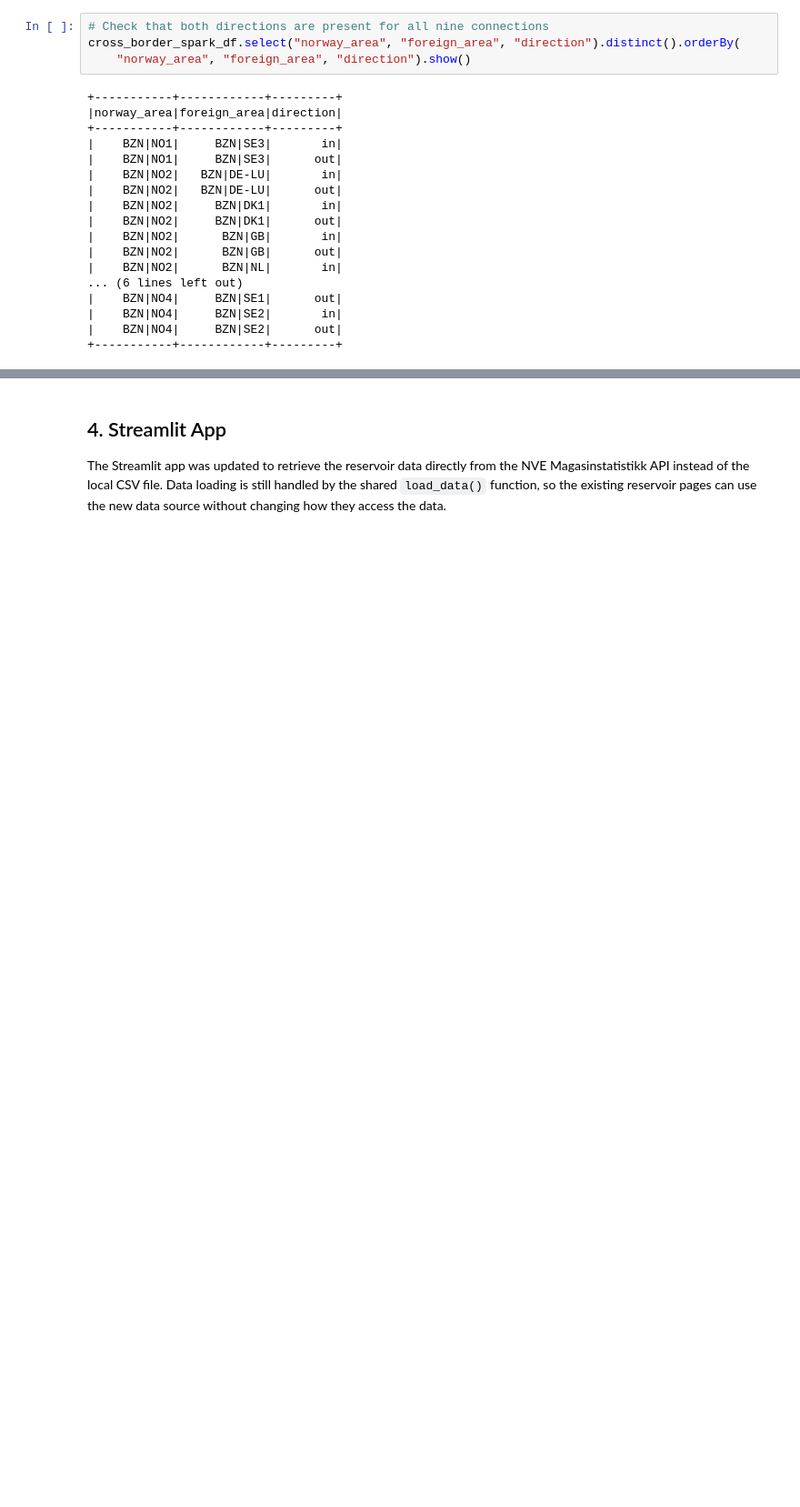
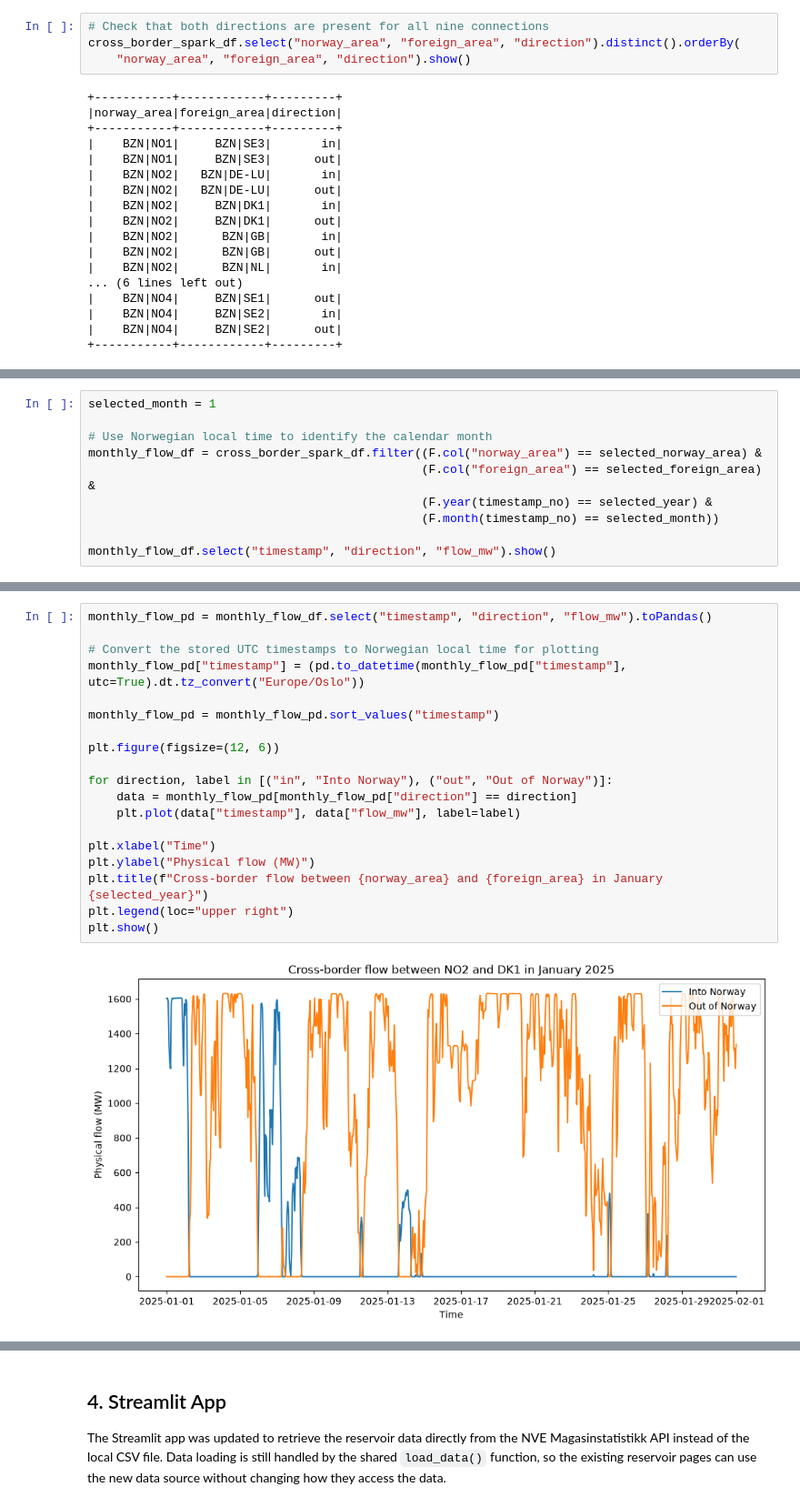
Before and after one commit to kahalandkh/IND320-kahaland, a Jupyter notebook: notebooks/project_work_part2.ipynb, the cells around one changed output, grey strips where cells are left out. Shown at 91% size. Drawn from its saved outputs; the diff is of its cells as text; blank space fills up the shorter version.

```diff
--- a/notebooks/project_work_part2.ipynb
+++ b/notebooks/project_work_part2.ipynb
@@ -903,0 +957,10 @@ The Spark SQL query keeps the data needed for the plots and derives `norway_area
+# %%
+selected_month = 1
+
+# Use Norwegian local time to identify the calendar month
+monthly_flow_df = cross_border_spark_df.filter((F.col("norway_area") == selected_norway_area) &
+                                               (F.col("foreign_area") == selected_foreign_area) &
+                                               (F.year(timestamp_no) == selected_year) &
+                                               (F.month(timestamp_no) == selected_month))
+
+monthly_flow_df.select("timestamp", "direction", "flow_mw").show()
@@ -903,0 +985,21 @@ The Spark SQL query keeps the data needed for the plots and derives `norway_area
+# %%
+monthly_flow_pd = monthly_flow_df.select("timestamp", "direction", "flow_mw").toPandas()
+
+# Convert the stored UTC timestamps to Norwegian local time for plotting
+monthly_flow_pd["timestamp"] = (pd.to_datetime(monthly_flow_pd["timestamp"], utc=True).dt.tz_convert("Europe/Oslo"))
+
+monthly_flow_pd = monthly_flow_pd.sort_values("timestamp")
+
+plt.figure(figsize=(12, 6))
+
+for direction, label in [("in", "Into Norway"), ("out", "Out of Norway")]:
+    data = monthly_flow_pd[monthly_flow_pd["direction"] == direction]
+    plt.plot(data["timestamp"], data["flow_mw"], label=label)
+
+plt.xlabel("Time")
+plt.ylabel("Physical flow (MW)")
+plt.title(f"Cross-border flow between {norway_area} and {foreign_area} in January {selected_year}")
+plt.legend(loc="upper right")
+plt.show()
+# %% [output]
+[figure, added]
```
Also changed, not shown: parts of 20 cells of this notebook.
